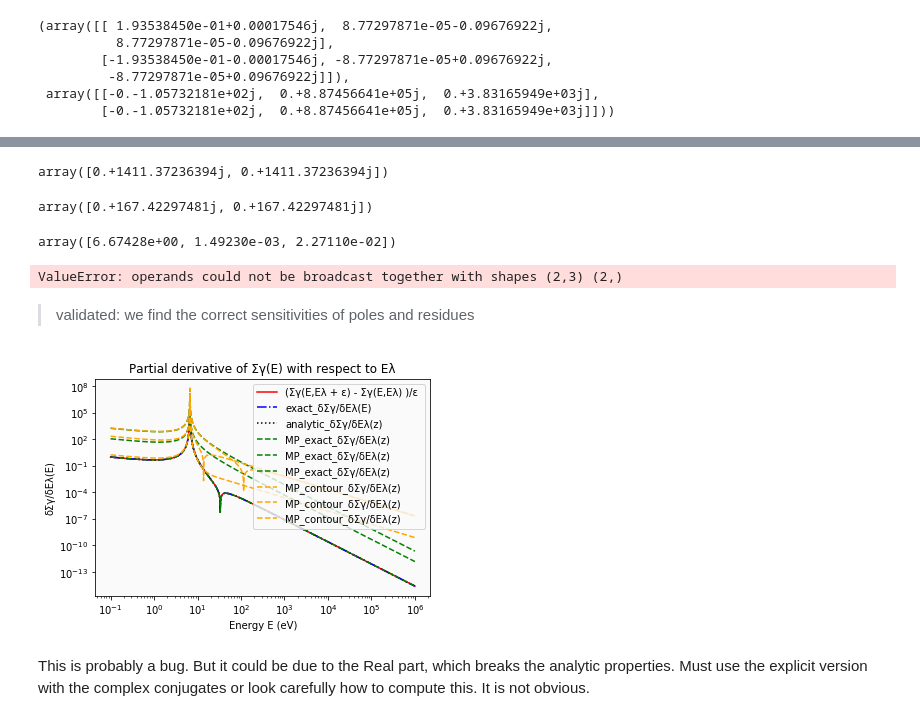
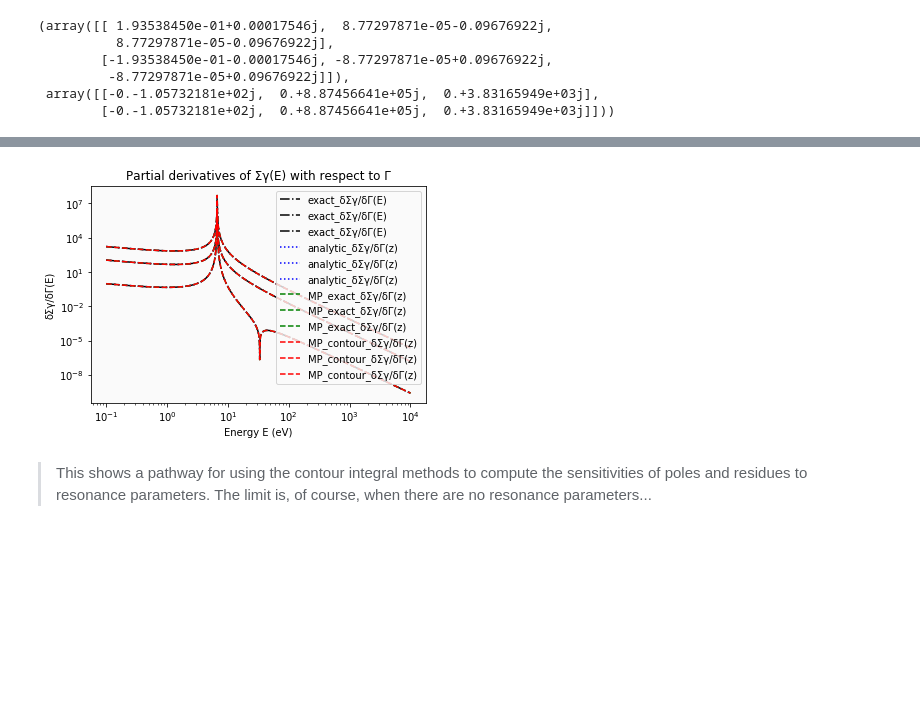
Before and after one commit to icmeyer/Uncertainty-Methods-Toy-Problem, a Jupyter notebook: covariance_conversion.ipynb, the cells around one changed output, grey strips where cells are left out. Drawn from its saved outputs; the diff is of its cells as text; code cells hidden in the pictures; blank space fills up the shorter version.

Commit message:
The contour integral method works. This code now runs

```diff
--- a/covariance_conversion.ipynb
+++ b/covariance_conversion.ipynb
@@ -689,8 +592,8 @@ dp_dΓ , dr_dΓ
  array([[-0.-1.05732181e+02j,  0.+8.87456641e+05j,  0.+3.83165949e+03j],
         [-0.-1.05732181e+02j,  0.+8.87456641e+05j,  0.+3.83165949e+03j]]))
 # %%
-dr_dΓ_contour = np.array([ 2*Π[j][0]**2*Cauchy_residues_extraction(dΣγ_dΓ_complex,Π[j][0]) for j in range(Π.shape[0])])
 dp_dΓ_contour = np.array([ 2*Π[j][0]**2/Π[j][1]*Cauchy_residues_extraction(multiply_by_z_min_p(dΣγ_dΓ_complex,Π[j][0]),Π[j][0]) for j in range(Π.shape[0])])
+dr_dΓ_contour = np.array([ 2*Π[j][0]**2*Cauchy_residues_extraction(dΣγ_dΓ_complex,Π[j][0]) +  2*Π[j][1]/Π[j][0]*dp_dΓ_contour[j] for j in range(Π.shape[0])])
 # %%
 dp_dΓ_contour , dr_dΓ_contour
 # %% [output]
@@ -789,49 +610,28 @@ array([[-0.-1.05732181e+02j,  0.+8.87456641e+05j,  0.+3.83165949e+03j],
-# %%
-resMP = np.array([Π[j][1] for j in range(Π.shape[0])])
-resMP
-# %% [output]
-array([0.+1411.37236394j, 0.+1411.37236394j])
-# %%
-np.transpose(dr_dΓ)[0] + resMP/(2*μ_Γ_U238[0]**0.5)
-# %% [output]
-array([0.+167.42297481j, 0.+167.42297481j])
-# %%
-μ_Γ_U238
-# %% [output]
-array([6.67428e+00, 1.49230e-03, 2.27110e-02])
-# %%
-dr_dΓ - 1/(2*resMP)
-# %% [output]
-ValueError: operands could not be broadcast together with shapes (2,3) (2,)
-# %% [markdown]
-> validated: we find the correct sensitivities of poles and residues
 # %%
 # Energy grid structure
-E_max = 10**6 # Minimum energy of the energy groups
+E_max = 10**4 # Minimum energy of the energy groups
 E_min = 10**-1 # Maximum energy of the energy groups & the cutoff energy of the fision spectrum
 N_g = 10000 # Number of energy groups
 E_g = np.logspace(np.log10(E_min),np.log10(E_max),N_g) # Energy groups (here log-spaced) for flux ψ
 z_g = E_g**0.5
 ## Plot the mean cross section values.
-plot_title = 'Partial derivative of Σγ(E) with respect to Eλ'
+plot_title = 'Partial derivatives of Σγ(E) with respect to Γ'
 plot_title_pdf = "%s.%s"%(plot_title, 'pdf')
 
 #plt.close('all')
 # Plotting the cross section
-#plt.loglog(E_g , np.array([sum(list(Σ_vector(E_g[g], μ_Γ_all))) for g in range(E_g.size)]) )
-plt.loglog(E_g , np.abs(np.array([(exact_Σγ(E_g[g], Γ_U238_ε_E0) - exact_Σγ(E_g[g], μ_Γ_U238) )/ε for g in range(E_g.size)])) , '-r', label='(Σγ(E,Eλ + ε) - Σγ(E,Eλ) )/ε ')
-plt.loglog(E_g , np.abs(np.array([ exact_dΣγ_dΓ(E_g[g], μ_Γ_U238)[0] for g in range(E_g.size)])) , '-.b', label='exact_δΣγ/δEλ(E)')
-plt.loglog(z_g**2 , np.abs(np.array([ analytic_dΣγ_dΓ(z_g[g], μ_Γ_U238)[0] for g in range(E_g.size)])) , ':k', label='analytic_δΣγ/δEλ(z)')
-plt.loglog(z_g**2 , np.abs(np.array([ multipole_dΣ_dΓ(z_g[g], Π, dp_dΓ, dr_dΓ ) for g in range(E_g.size)])) , '--g', label='MP_exact_δΣγ/δEλ(z)')
-plt.loglog(z_g**2 , np.abs(np.array([ multipole_dΣ_dΓ(z_g[g], Π, dp_dΓ_contour, dr_dΓ_contour ) for g in range(E_g.size)])) , '--' , color='orange', label='MP_contour_δΣγ/δEλ(z)')
-plt.ylabel('δΣγ/δEλ(E)')
+plt.loglog(E_g , np.abs(np.array([ exact_dΣγ_dΓ(E_g[g], μ_Γ_U238) for g in range(E_g.size)])) , '-.k', label='exact_δΣγ/δΓ(E)')
+plt.loglog(z_g**2 , np.abs(np.array([ analytic_dΣγ_dΓ(z_g[g], μ_Γ_U238) for g in range(E_g.size)])) , ':b', label='analytic_δΣγ/δΓ(z)')
+plt.loglog(z_g**2 , np.abs(np.array([ multipole_dΣ_dΓ(z_g[g], Π, dp_dΓ, dr_dΓ ) for g in range(E_g.size)])) , '--g', label='MP_exact_δΣγ/δΓ(z)')
+plt.loglog(z_g**2 , np.abs(np.array([ multipole_dΣ_dΓ(z_g[g], Π, dp_dΓ_contour, dr_dΓ_contour ) for g in range(E_g.size)])) , '--r', label='MP_contour_δΣγ/δΓ(z)')
+plt.ylabel('δΣγ/δΓ(E)')
 plt.xlabel('Energy E (eV)')
 plt.title(plot_title)
 plt.legend()
 
 plt.rcParams['axes.facecolor'] = '0.98'
 # %% [output]
-[figure, old version]
+[figure, new version]
-# %% [markdown]
-This is probably a bug.
-But it could be due to the Real part, which breaks the analytic properties. Must use the explicit version with the complex conjugates or look carefully how to compute this. It is not obvious.
+# %% [markdown]
+> This shows a pathway for using the contour integral methods to compute the sensitivities of poles and residues to resonance parameters.
+The limit is, of course, when there are no resonance parameters...
```
Also changed, not shown: parts of 45 cells of this notebook.
